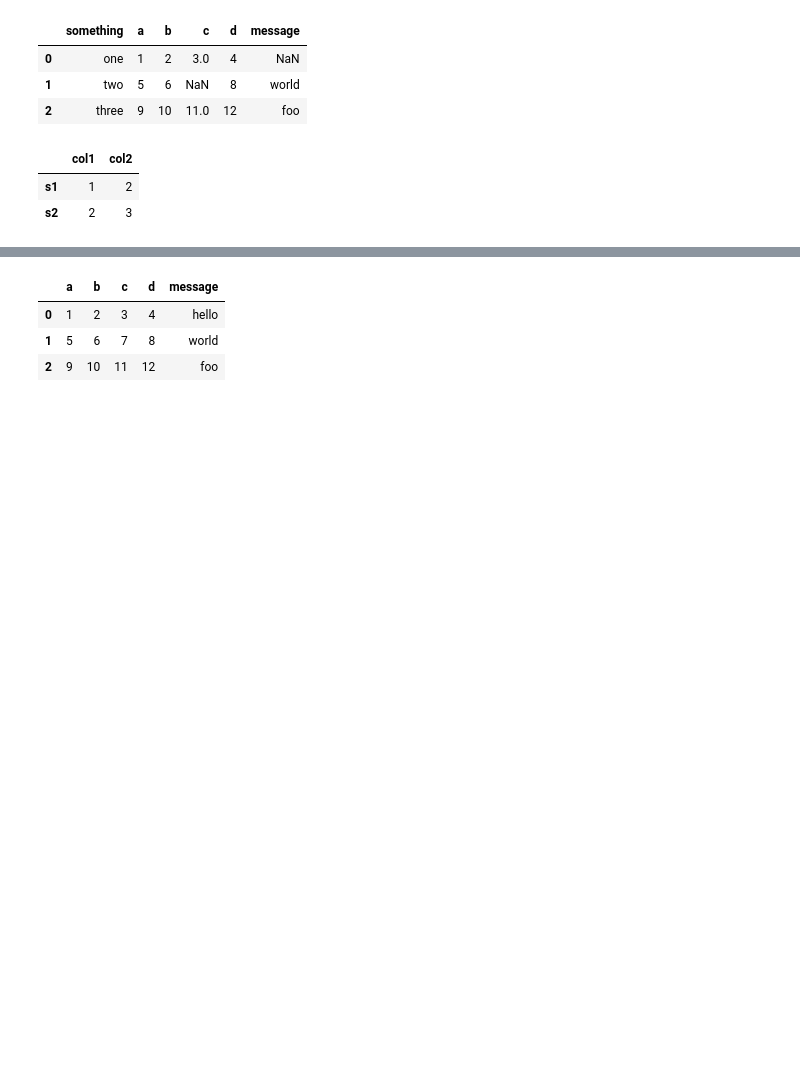
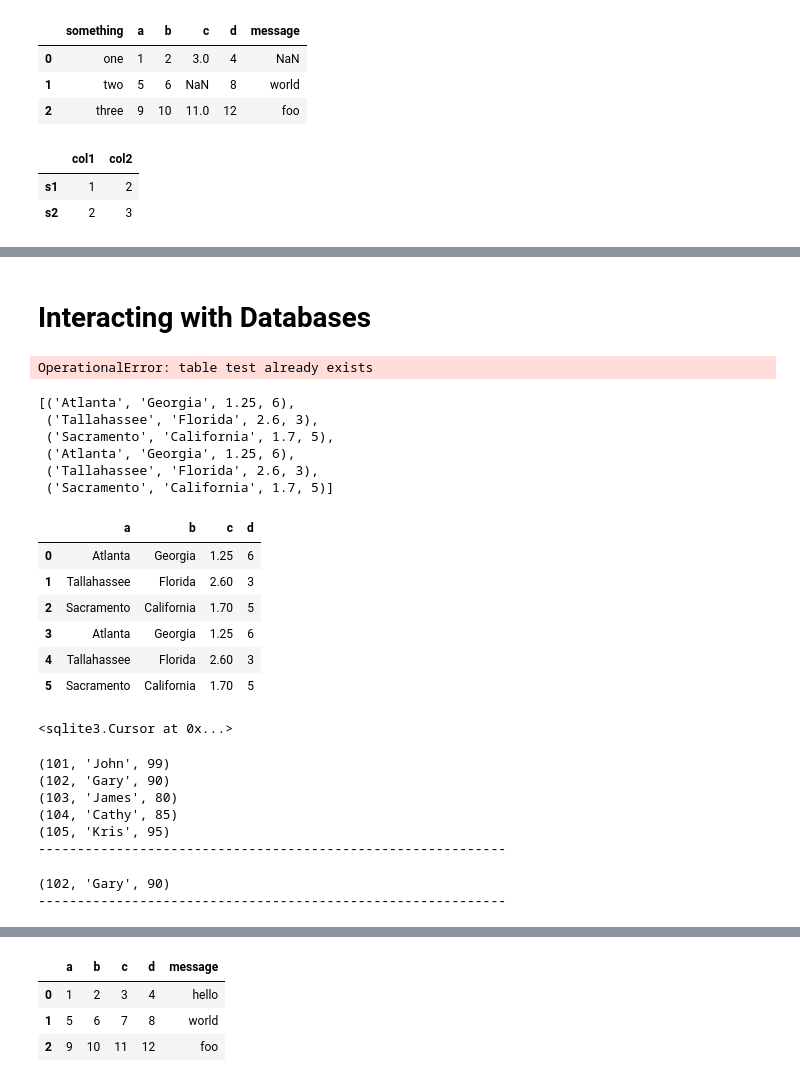
Before and after one commit to tedlasuresh/ML, a Jupyter notebook: Pandas/Pandas_basics/Pandas file read and write operation.ipynb, the cells around one changed output, grey strips where cells are left out. Cells and saved outputs as stored; diff of their text form; code cells hidden in the pictures; blank space fills up the shorter version.

```diff
--- a/Pandas/Pandas_basics/Pandas file read and write operation.ipynb
+++ b/Pandas/Pandas_basics/Pandas file read and write operation.ipynb
@@ -443,0 +960,18 @@ pd.read_csv('x.csv',index_col=[0])
+# %% [markdown]
+# Interacting with Databases
+# %%
+import sqlite3
+#connecting with the database.
+db = sqlite3.connect("my_database4.db")
+# Drop table if it already exist using execute() method.
+db.execute("drop table if exists test")
+query = """
+CREATE TABLE test
+(a VARCHAR(20), b VARCHAR(20),
+ c REAL,        d INTEGER
+);"""
+con = sqlite3.connect('mydata2.sqlite')
+con.execute(query)
+con.commit()
+# %% [output]
+OperationalError: table test already exists
@@ -443,0 +985,40 @@ pd.read_csv('x.csv',index_col=[0])
+# %%
+cursor = con.execute('select * from test')
+rows = cursor.fetchall()
+rows
+# %% [output]
+[('Atlanta', 'Georgia', 1.25, 6),
+ ('Tallahassee', 'Florida', 2.6, 3),
+ ('Sacramento', 'California', 1.7, 5),
+ ('Atlanta', 'Georgia', 1.25, 6),
+ ('Tallahassee', 'Florida', 2.6, 3),
+ ('Sacramento', 'California', 1.7, 5)]
+# %%
+cursor.description
+pd.DataFrame(rows, columns=[x[0] for x in cursor.description])
+# %% [output]
+|  | a | b | c | d |
+| 0 | Atlanta | Georgia | 1.25 | 6 |
+| 1 | Tallahassee | Florida | 2.60 | 3 |
+| 2 | Sacramento | California | 1.70 | 5 |
+| 3 | Atlanta | Georgia | 1.25 | 6 |
+| 4 | Tallahassee | Florida | 2.60 | 3 |
+| 5 | Sacramento | California | 1.70 | 5 |
+# %%
+#!/usr/bin/python
+
+import sqlite3
+#connecting with the database.
+db = sqlite3.connect("my_database5.db")
+# Drop table if it already exist using execute() method.
+db.execute("drop table if exists grades1")
+# Create table as per requirement
+db.execute("create table grades1(id int, name text, score int)")
+#inserting values inside the created table
+db.execute("insert into grades1(id, name, score) values(101, 'John',99 )")
+db.execute("insert into grades1(id, name, score) values(102, 'Gary',90 )")
+db.execute("insert into grades1(id, name, score) values(103, 'James', 80 )")
+db.execute("insert into grades1(id, name, score) values(104, 'Cathy', 85 )")
+db.execute("insert into grades1(id, name, score) values(105, 'Kris',95 )")
+# %% [output]
+<sqlite3.Cursor at 0x...>
@@ -443,0 +1027,19 @@ pd.read_csv('x.csv',index_col=[0])
+# %%
+results = db.execute("select * from grades1 order by id")
+for row in results:
+    print((row))
+print("-" * 60 )
+# %% [output]
+(101, 'John', 99)
+(102, 'Gary', 90)
+(103, 'James', 80)
+(104, 'Cathy', 85)
+(105, 'Kris', 95)
+------------------------------------------------------------
+# %%
+results = db.execute("select * from grades1 where name = 'Gary' ")
+for row in results: print(row)
+print("-"* 60 )
+# %% [output]
+(102, 'Gary', 90)
+------------------------------------------------------------
```
Also changed, not shown: parts of 74 cells of this notebook, 7 other files.
